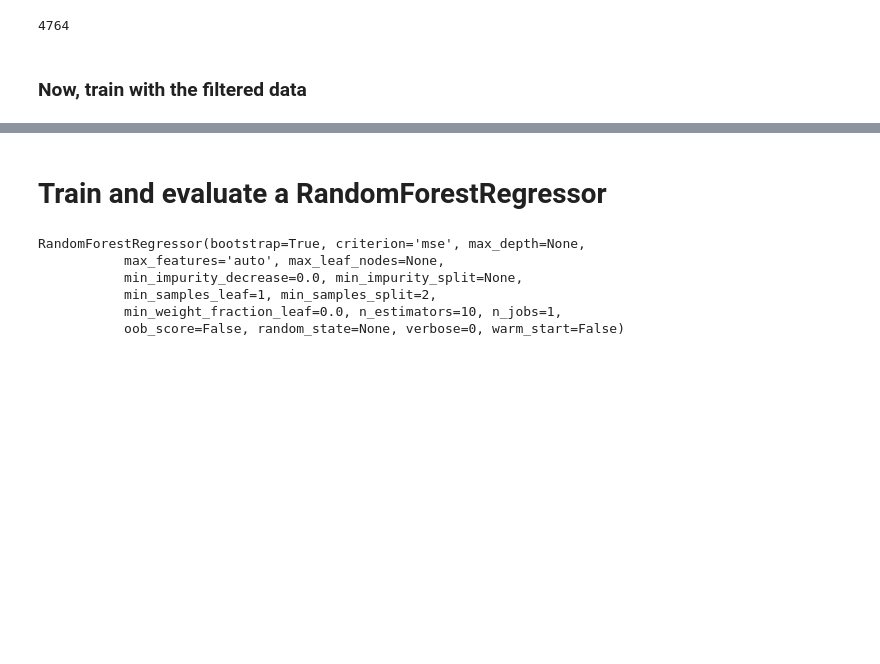
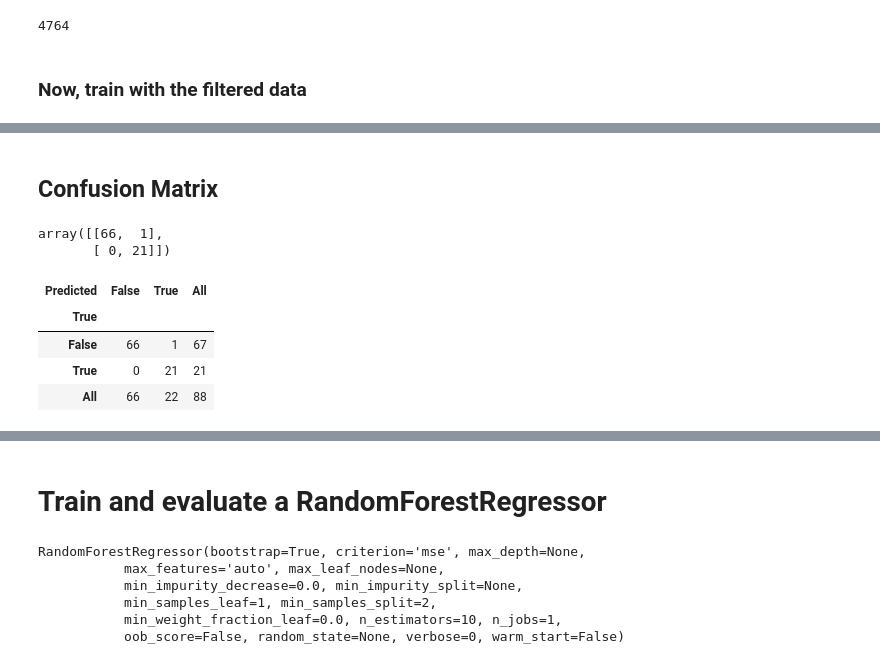
Before and after one commit to noshaq/Vehicle_remote_sensing, a Jupyter notebook: Robot_failure.ipynb, the cells around one changed output, grey strips where cells are left out. Saved outputs shown, nothing was run; the diff lists cells and outputs as text; code cells hidden in the pictures; blank space fills up the shorter version.

Commit message:
Minor changes in order to find the confusion matrix

```diff
--- a/Robot_failure.ipynb
+++ b/Robot_failure.ipynb
@@ -194,2 +192,22 @@ print(classification_report(y_test, DecisionTree2.predict(X_filtered_test)))
 
 avg / total       0.98      0.97      0.97        36
+# %% [markdown]
+## Confusion Matrix
+# %%
+from sklearn.metrics import confusion_matrix
+
+
+y_predicted = DecisionTree2.predict(X_filtered)
+# %%
+confusion_matrix(y, y_predicted)
+# %% [output]
+array([[66,  1],
+       [ 0, 21]])
+# %%
+pd.crosstab(y, y_predicted, rownames=['True'], colnames=['Predicted'], margins=True)
+# %% [output]
+| Predicted | False | True | All |
+| True |  |  |  |
+| False | 66 | 1 | 67 |
+| True | 0 | 21 | 21 |
+| All | 66 | 22 | 88 |
```
Also changed, not shown: parts of 12 cells of this notebook, 1 other file.
